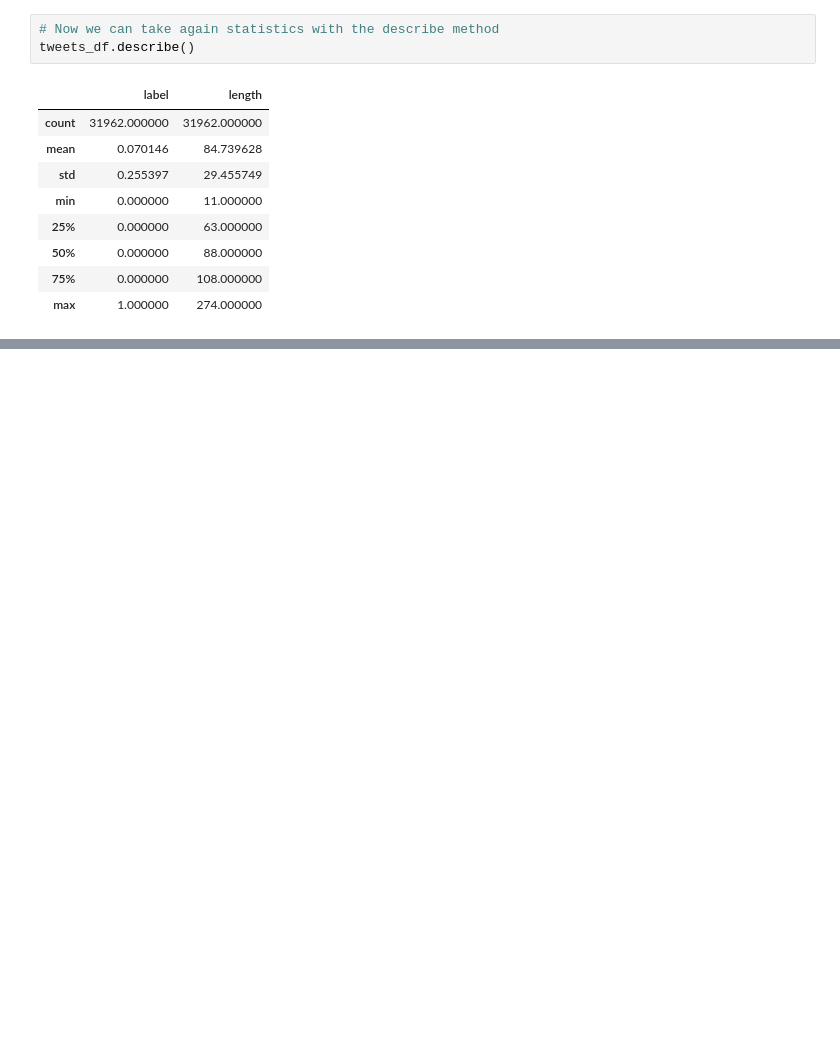
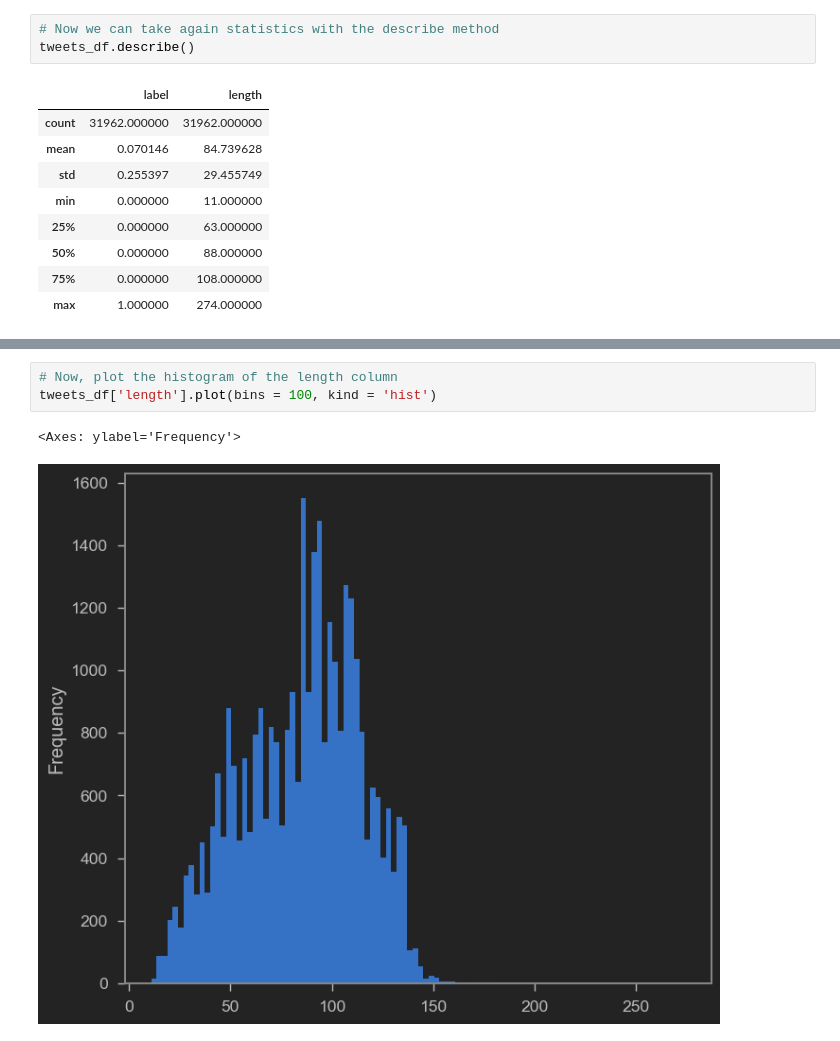
Before and after one commit to andgaspez/nlp, a Jupyter notebook: test.ipynb, the cells around one changed output, grey strips where cells are left out. Cells and saved outputs as stored; diff of their text form; blank space fills up the shorter version.

```diff
--- a/test.ipynb
+++ b/test.ipynb
@@ -150,0 +159,6 @@ Name: tweet, Length: 333, dtype: object
+# %%
+# Now, plot the histogram of the length column
+tweets_df['length'].plot(bins = 100, kind = 'hist')
+# %% [output]
+<Axes: ylabel='Frequency'>
+[figure, added]
```
Also changed, not shown: parts of 7 cells of this notebook, 1 other file.
